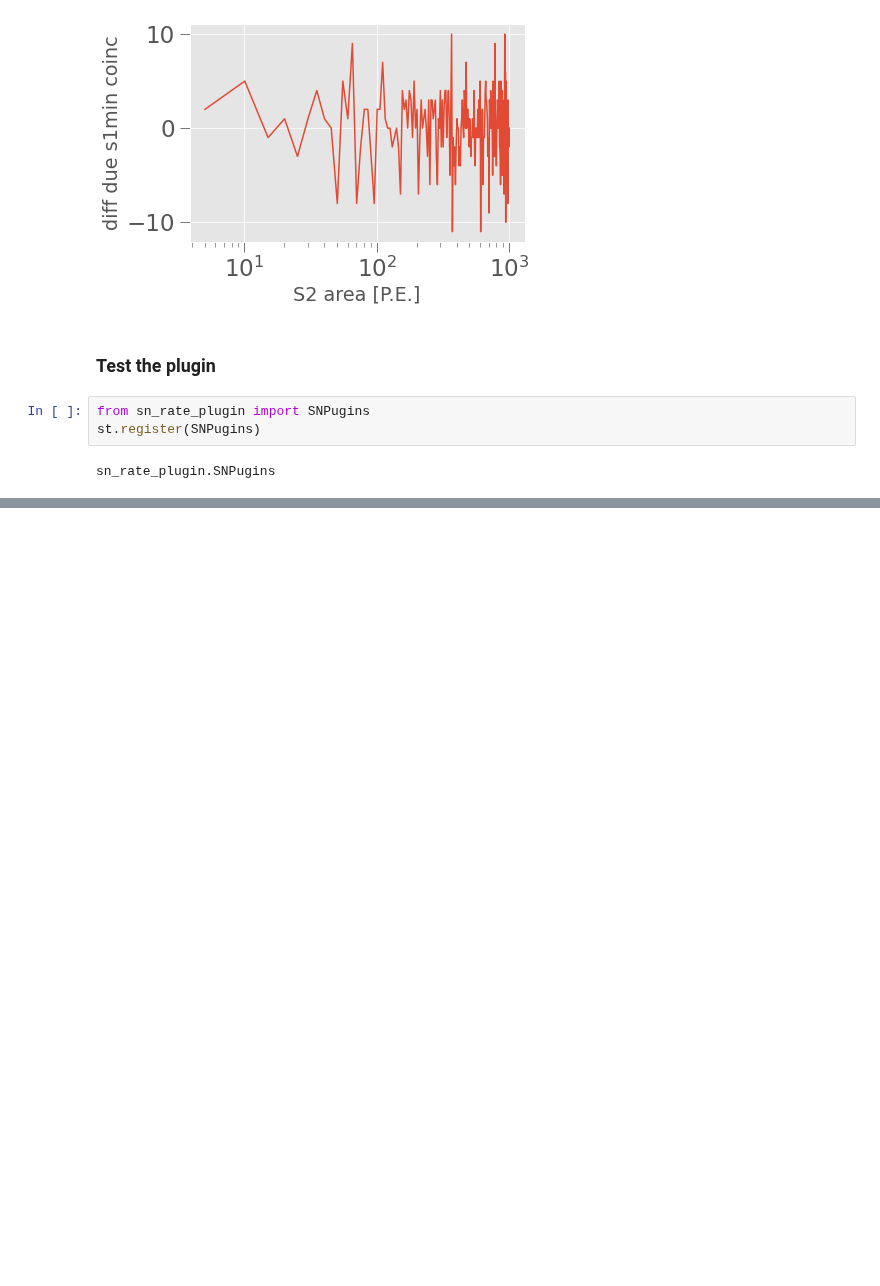
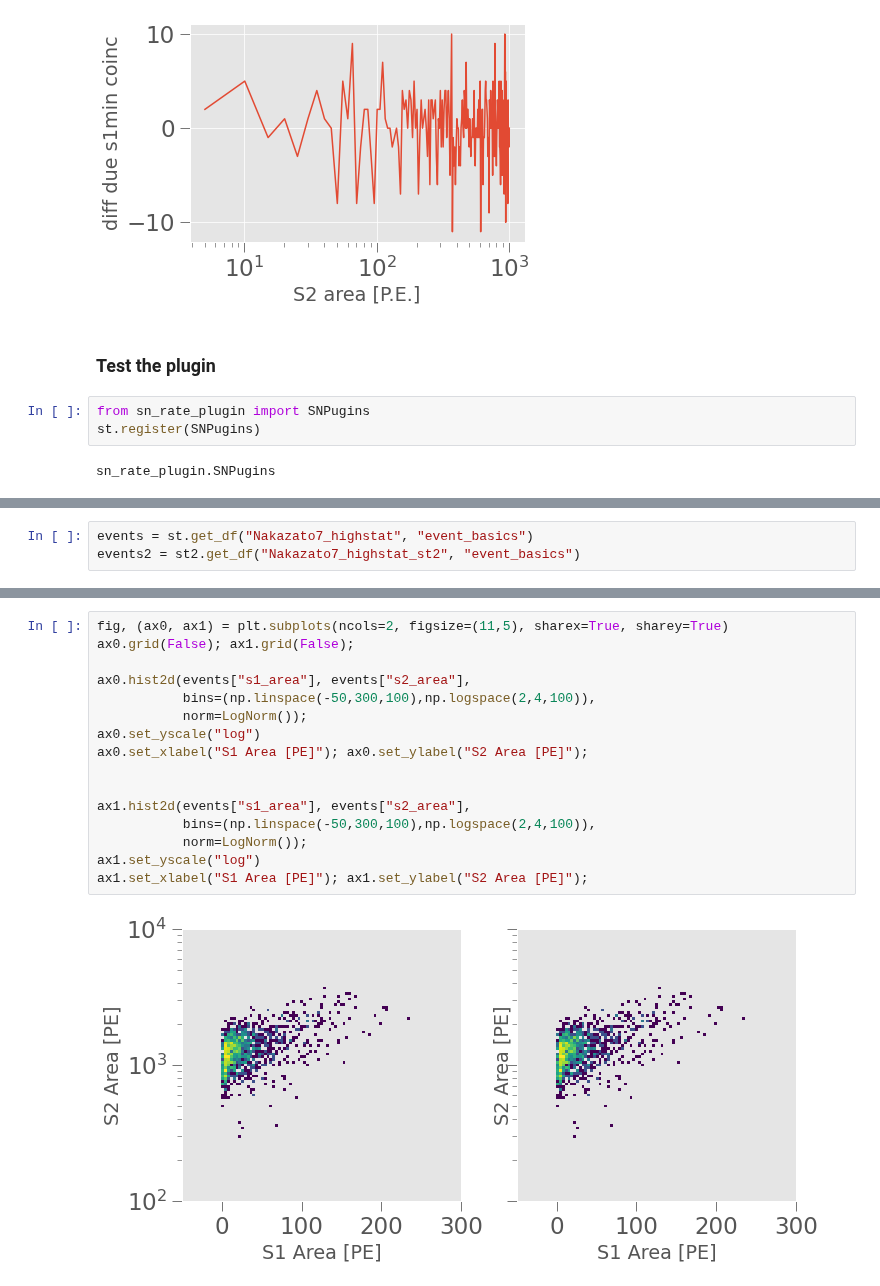
Before and after one commit to XENONnT/multimessenger, a Jupyter notebook: notebooks/SNAX-package_tutorial2-simulated_data.ipynb, the cells around one changed output, grey strips where cells are left out. Cells and saved outputs as stored; diff of their text form; blank space fills up the shorter version.

```diff
--- a/notebooks/SNAX-package_tutorial2-simulated_data.ipynb
+++ b/notebooks/SNAX-package_tutorial2-simulated_data.ipynb
@@ -327,0 +296,3 @@ ax0.set_xscale("log"); ax0.set_yscale("log")
+# %%
+events = st.get_df("Nakazato7_highstat", "event_basics")
+events2 = st2.get_df("Nakazato7_highstat_st2", "event_basics")
@@ -327,0 +315,18 @@ ax0.set_xscale("log"); ax0.set_yscale("log")
+# %%
+fig, (ax0, ax1) = plt.subplots(ncols=2, figsize=(11,5), sharex=True, sharey=True)
+ax0.grid(False); ax1.grid(False);
+
+ax0.hist2d(events["s1_area"], events["s2_area"],
+           bins=(np.linspace(-50,300,100),np.logspace(2,4,100)),
+           norm=LogNorm());
+ax0.set_yscale("log")
+ax0.set_xlabel("S1 Area [PE]"); ax0.set_ylabel("S2 Area [PE]");
+
+
+ax1.hist2d(events["s1_area"], events["s2_area"],
+           bins=(np.linspace(-50,300,100),np.logspace(2,4,100)),
+           norm=LogNorm());
+ax1.set_yscale("log")
+ax1.set_xlabel("S1 Area [PE]"); ax1.set_ylabel("S2 Area [PE]");
+# %% [output]
+[figure, added]
```
Also changed, not shown: parts of 18 cells of this notebook.
